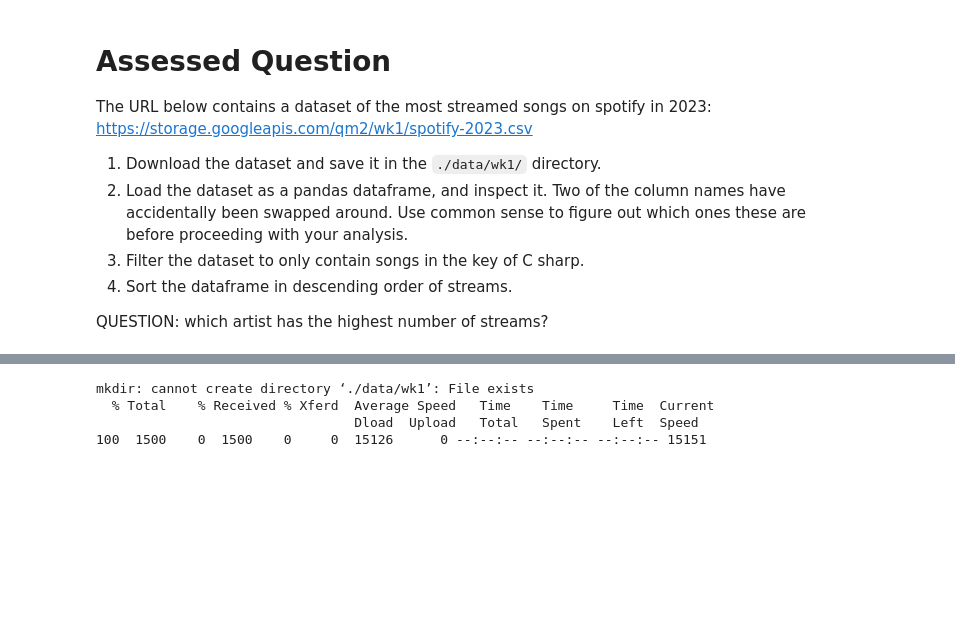
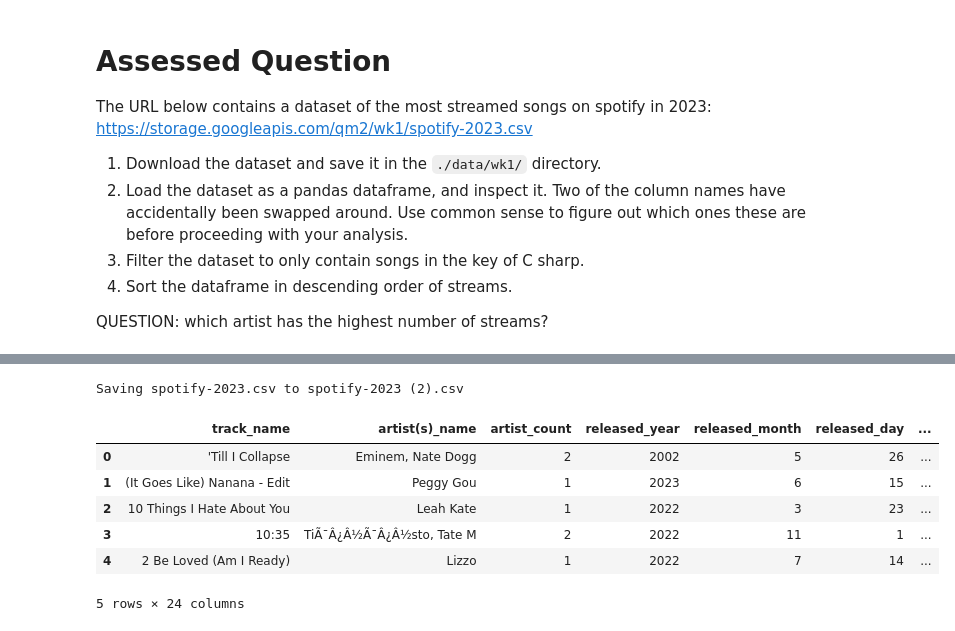
Before and after one commit to Jasminea1/QM2, a Jupyter notebook: notebooks/W01. Python Recap.ipynb, the cells around one changed output, grey strips where cells are left out. Saved outputs shown, nothing was run; the diff lists cells and outputs as text; code cells hidden in the pictures; blank space fills up the shorter version.

```diff
--- a/notebooks/W01. Python Recap.ipynb
+++ b/notebooks/W01. Python Recap.ipynb
@@ -255,4 +235,12 @@ https://storage.googleapis.com/qm2/wk1/spotify-2023.csv
 QUESTION: which artist has the highest number of streams?
 # %%
 # use this code cell to answer the question
+from google.colab import files
+uploaded = files.upload()
+import pandas
+
+import matplotlib
+%matplotlib inline
+data = pandas.read_csv('./spotify-2023.csv')
+data.head()
 # %% [output]
@@ -259,4 +248,8 @@ QUESTION: which artist has the highest number of streams?
-mkdir: cannot create directory ‘./data/wk1’: File exists
-  % Total    % Received % Xferd  Average Speed   Time    Time     Time  Current
-                                 Dload  Upload   Total   Spent    Left  Speed
-100  1500    0  1500    0     0  15126      0 --:--:-- --:--:-- --:--:-- 15151
+Saving spotify-2023.csv to spotify-2023 (2).csv
+|  | track_name | artist(s)_name | artist_count | released_year | released_month | released_day | ... |
+| 0 | 'Till I Collapse | Eminem, Nate Dogg | 2 | 2002 | 5 | 26 | ... |
+| 1 | (It Goes Like) Nanana - Edit | Peggy Gou | 1 | 2023 | 6 | 15 | ... |
+| 2 | 10 Things I Hate About You | Leah Kate | 1 | 2022 | 3 | 23 | ... |
+| 3 | 10:35 | TiÃ¯Â¿Â½Ã¯Â¿Â½sto, Tate M | 2 | 2022 | 11 | 1 | ... |
+| 4 | 2 Be Loved (Am I Ready) | Lizzo | 1 | 2022 | 7 | 14 | ... |
+5 rows × 24 columns
```
Also changed, not shown: parts of 6 cells of this notebook.
